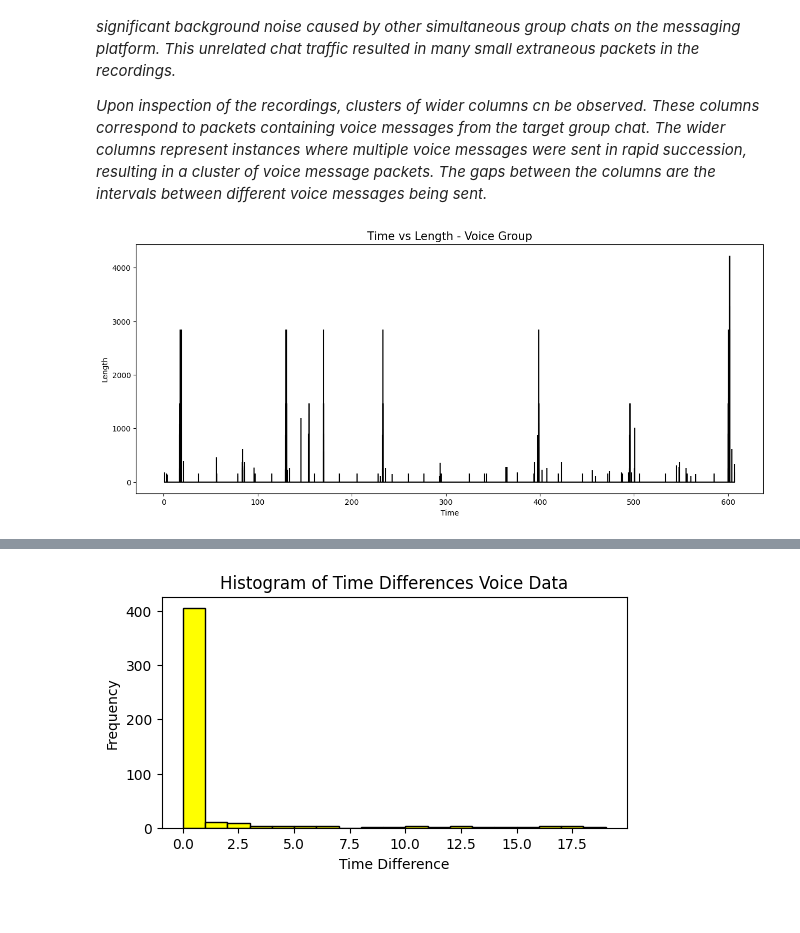
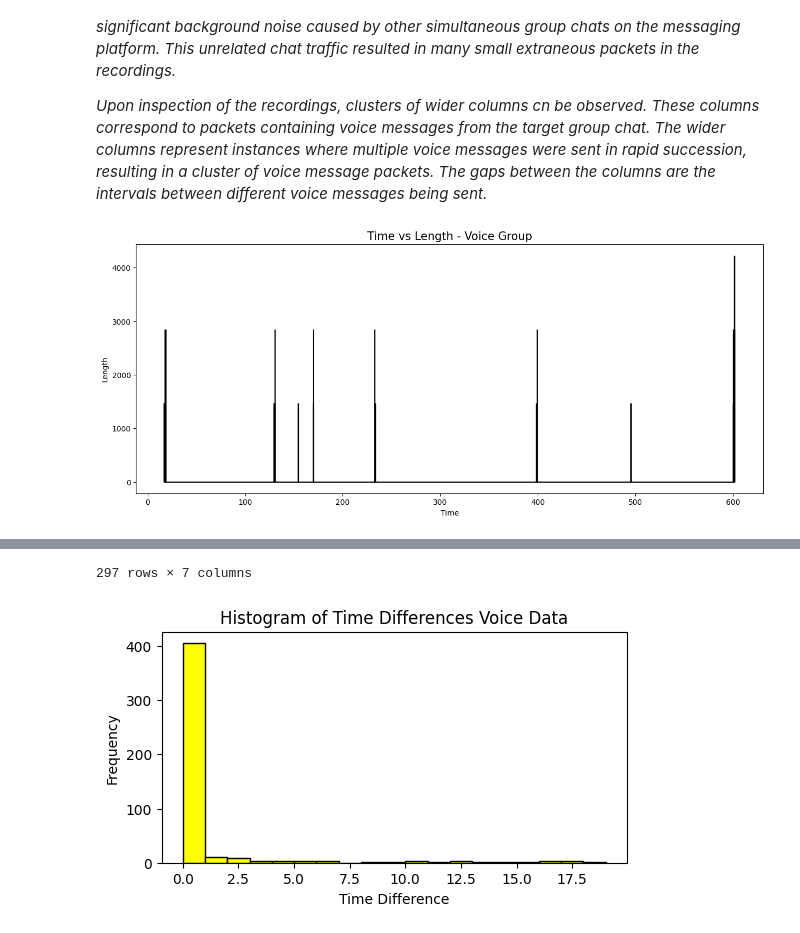
Before and after one commit to NoaAmichai/Computer_networks_final_project, a Jupyter notebook: src/project.ipynb, the cells around one changed output, grey strips where cells are left out. Drawn from its saved outputs; the diff is of its cells as text; code cells hidden in the pictures.

```diff
--- a/src/project.ipynb
+++ b/src/project.ipynb
@@ -340,5 +340,7 @@ voice_data
 *Upon inspection of the recordings, clusters of wider columns cn be observed. These columns correspond to packets containing voice messages from the target group chat. The wider columns represent instances where multiple voice messages were sent in rapid succession, resulting in a cluster of voice message packets. The gaps between the columns are the intervals between different voice messages being sent.*
 # %%
 plot_graph(voice_data, 'Time vs Length - Voice Group')
+voice_data = voice_data[voice_data['Info'].str.contains('PDU')]
+voice_data
 # %% [output]
-[figure, old version]
+[figure, new version]
@@ -345,3 +359,4 @@ plot_graph(voice_data, 'Time vs Length - Voice Group')
+297 rows × 7 columns
 # %%
 plot_hist(voice_data , 20, 'Histogram of Time Differences Voice Data')
 # %% [output]
```
Also changed, not shown: parts of 13 cells of this notebook, 2 other files.
